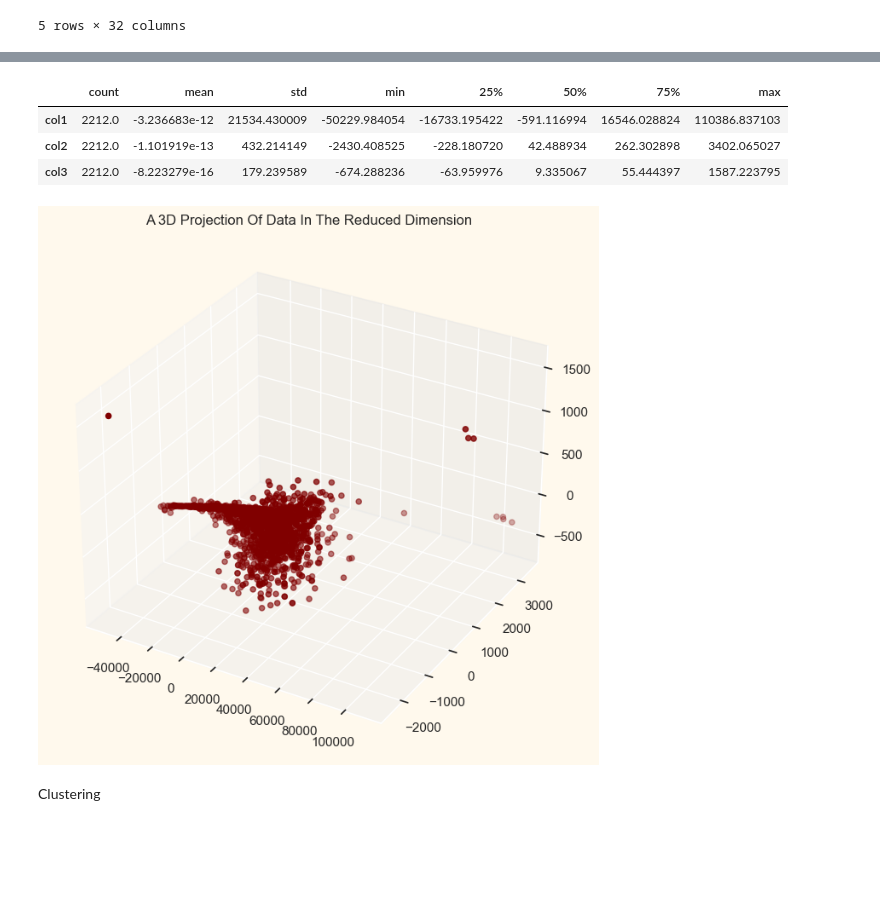
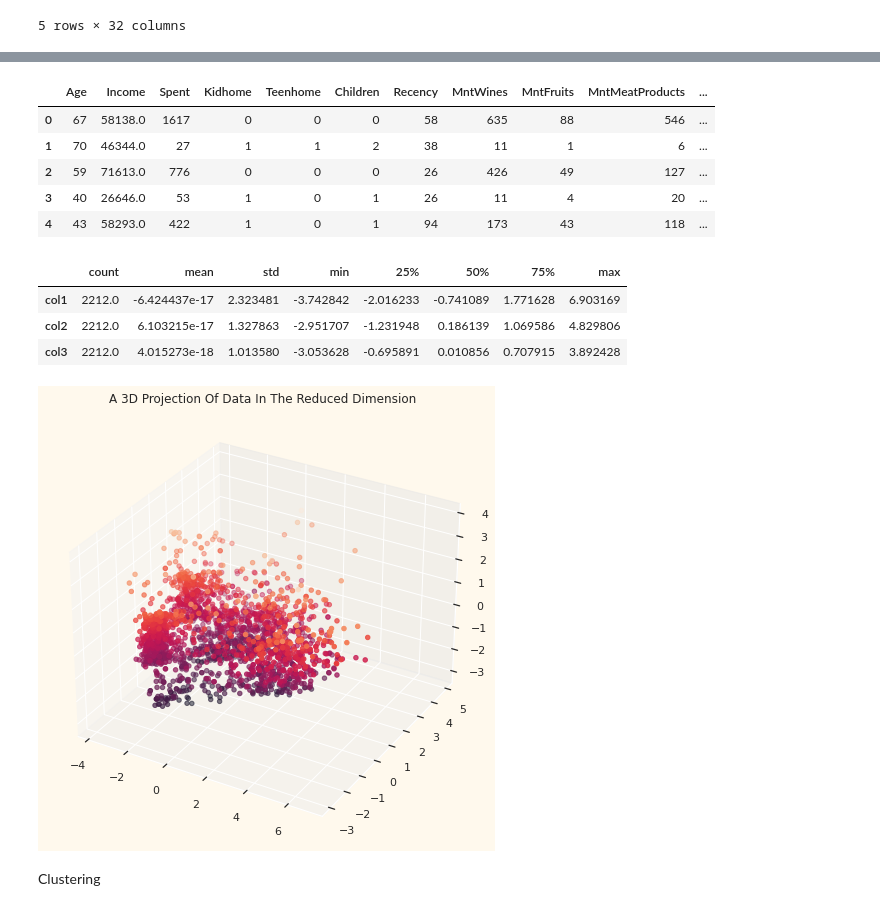
Before and after one commit to nicolaronchini/Clustering, a Jupyter notebook: clustering.ipynb, the cells around one changed output, grey strips where cells are left out. Saved outputs shown, nothing was run; the diff lists cells and outputs as text; code cells hidden in the pictures; blank space fills up the shorter version.

```diff
--- a/clustering.ipynb
+++ b/clustering.ipynb
@@ -471,26 +709,39 @@ Reletive Plot Of Some Selected Features: A Data Subset
+# %%
+data.head()
+# %% [output]
+|  | Age | Income | Spent | Kidhome | Teenhome | Children | Recency | MntWines | MntFruits | MntMeatProducts | ... |
+| 0 | 67 | 58138.0 | 1617 | 0 | 0 | 0 | 58 | 635 | 88 | 546 | ... |
+| 1 | 70 | 46344.0 | 27 | 1 | 1 | 2 | 38 | 11 | 1 | 6 | ... |
+| 2 | 59 | 71613.0 | 776 | 0 | 0 | 0 | 26 | 426 | 49 | 127 | ... |
+| 3 | 40 | 26646.0 | 53 | 1 | 0 | 1 | 26 | 11 | 4 | 20 | ... |
+| 4 | 43 | 58293.0 | 422 | 1 | 0 | 1 | 94 | 173 | 43 | 118 | ... |
+# %%
+scaler = StandardScaler()
+scaler.fit(data)
+scaled_data = pd.DataFrame(scaler.transform(data),columns=data.columns)
 # %%
 #PCA per ridurre a 3 dimensioni
 pca = PCA(n_components=3)
-pca.fit(data)
-PCA_ds = pd.DataFrame(pca.transform(data), columns=(["col1","col2", "col3"]))
+pca.fit(scaled_data)
+PCA_ds = pd.DataFrame(pca.transform(scaled_data), columns=(["col1","col2", "col3"]))
 PCA_ds.describe().T
 # %% [output]
 |  | count | mean | std | min | 25% | 50% | 75% | max |
-| col1 | 2212.0 | -3.236683e-12 | 21534.430009 | -50229.984054 | -16733.195422 | -591.116994 | 16546.028824 | 110386.837103 |
-| col2 | 2212.0 | -1.101919e-13 | 432.214149 | -2430.408525 | -228.180720 | 42.488934 | 262.302898 | 3402.065027 |
-| col3 | 2212.0 | -8.223279e-16 | 179.239589 | -674.288236 | -63.959976 | 9.335067 | 55.444397 | 1587.223795 |
+| col1 | 2212.0 | -6.424437e-17 | 2.323481 | -3.742842 | -2.016233 | -0.741089 | 1.771628 | 6.903169 |
+| col2 | 2212.0 | 6.103215e-17 | 1.327863 | -2.951707 | -1.231948 | 0.186139 | 1.069586 | 4.829806 |
+| col3 | 2212.0 | 4.015273e-18 | 1.013580 | -3.053628 | -0.695891 | 0.010856 | 0.707915 | 3.892428 |
 # %%
 x =PCA_ds["col1"]
 y =PCA_ds["col2"]
 z =PCA_ds["col3"]
-#To plot
+
 fig = plt.figure(figsize=(10,8))
 ax = fig.add_subplot(111, projection="3d")
-ax.scatter(x,y,z, c="maroon", marker="o" )
+ax.scatter(x,y,z, marker="o", c=z)
 ax.set_title("A 3D Projection Of Data In The Reduced Dimension")
 plt.show()
 # %% [output]
-[figure, old version]
+[figure, new version]
 # %% [markdown]
 Clustering
 # %%
```
Also changed, not shown: parts of 29 cells of this notebook.
